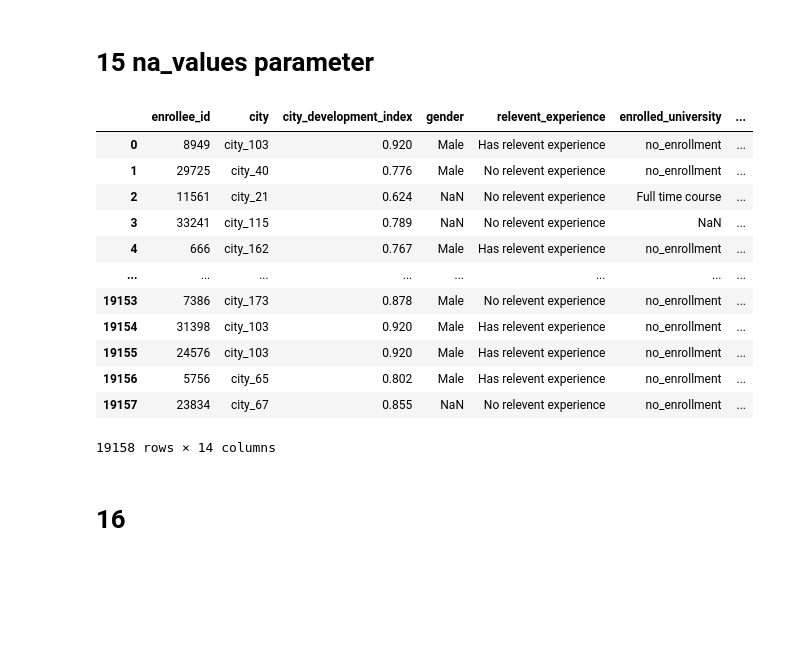
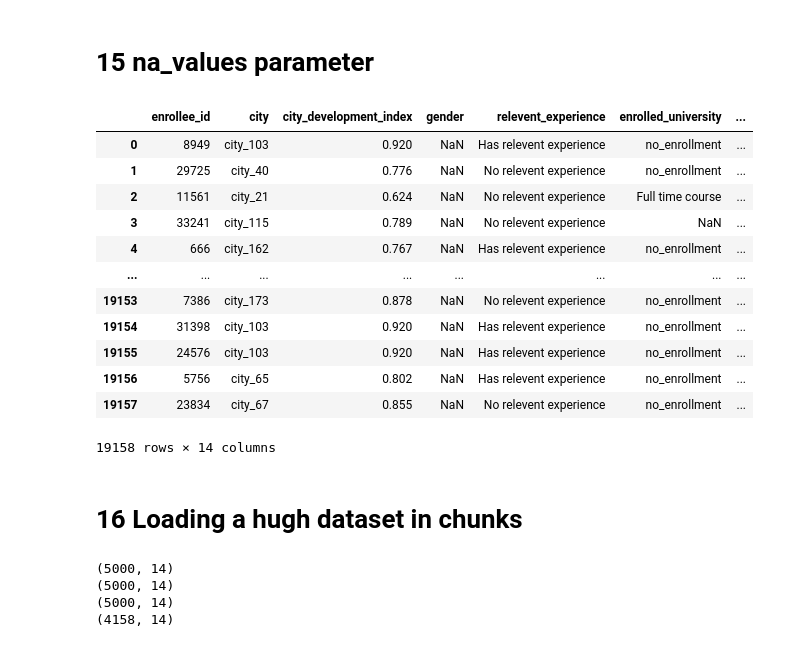
Before and after one commit to nihalodedra/100-days-ml, a Jupyter notebook: day 15/working_with_csv.ipynb, the cells around one changed output. Drawn from its saved outputs; the diff is of its cells as text; code cells hidden in the pictures; blank space fills up the shorter version.

```diff
--- a/day 15/working_with_csv.ipynb
+++ b/day 15/working_with_csv.ipynb
@@ -286,20 +271,20 @@ pd.read_csv('ipl_matches_data.csv',converters={'venue':rename})
 # %% [markdown]
 # 15 na_values parameter
 # %%
-pd.read_csv('aug_train.csv')
+pd.read_csv('aug_train.csv',na_values=['Male']) #male to NaN
 # %% [output]
 |  | enrollee_id | city | city_development_index | gender | relevent_experience | enrolled_university | ... |
-| 0 | 8949 | city_103 | 0.920 | Male | Has relevent experience | no_enrollment | ... |
-| 1 | 29725 | city_40 | 0.776 | Male | No relevent experience | no_enrollment | ... |
+| 0 | 8949 | city_103 | 0.920 | NaN | Has relevent experience | no_enrollment | ... |
+| 1 | 29725 | city_40 | 0.776 | NaN | No relevent experience | no_enrollment | ... |
 | 2 | 11561 | city_21 | 0.624 | NaN | No relevent experience | Full time course | ... |
 | 3 | 33241 | city_115 | 0.789 | NaN | No relevent experience | NaN | ... |
-| 4 | 666 | city_162 | 0.767 | Male | Has relevent experience | no_enrollment | ... |
+| 4 | 666 | city_162 | 0.767 | NaN | Has relevent experience | no_enrollment | ... |
 | ... | ... | ... | ... | ... | ... | ... | ... |
-| 19153 | 7386 | city_173 | 0.878 | Male | No relevent experience | no_enrollment | ... |
-| 19154 | 31398 | city_103 | 0.920 | Male | Has relevent experience | no_enrollment | ... |
-| 19155 | 24576 | city_103 | 0.920 | Male | Has relevent experience | no_enrollment | ... |
-| 19156 | 5756 | city_65 | 0.802 | Male | Has relevent experience | no_enrollment | ... |
+| 19153 | 7386 | city_173 | 0.878 | NaN | No relevent experience | no_enrollment | ... |
+| 19154 | 31398 | city_103 | 0.920 | NaN | Has relevent experience | no_enrollment | ... |
+| 19155 | 24576 | city_103 | 0.920 | NaN | Has relevent experience | no_enrollment | ... |
+| 19156 | 5756 | city_65 | 0.802 | NaN | Has relevent experience | no_enrollment | ... |
 | 19157 | 23834 | city_67 | 0.855 | NaN | No relevent experience | no_enrollment | ... |
 19158 rows × 14 columns
 # %% [markdown]
-# 16
+# 16 Loading a hugh dataset in chunks
@@ -305,0 +293,8 @@ pd.read_csv('aug_train.csv')
+# %%
+for chunks in dfs:
+    print(chunks.shape)
+# %% [output]
+(5000, 14)
+(5000, 14)
+(5000, 14)
+(4158, 14)
```
Also changed, not shown: parts of 2 cells of this notebook.
